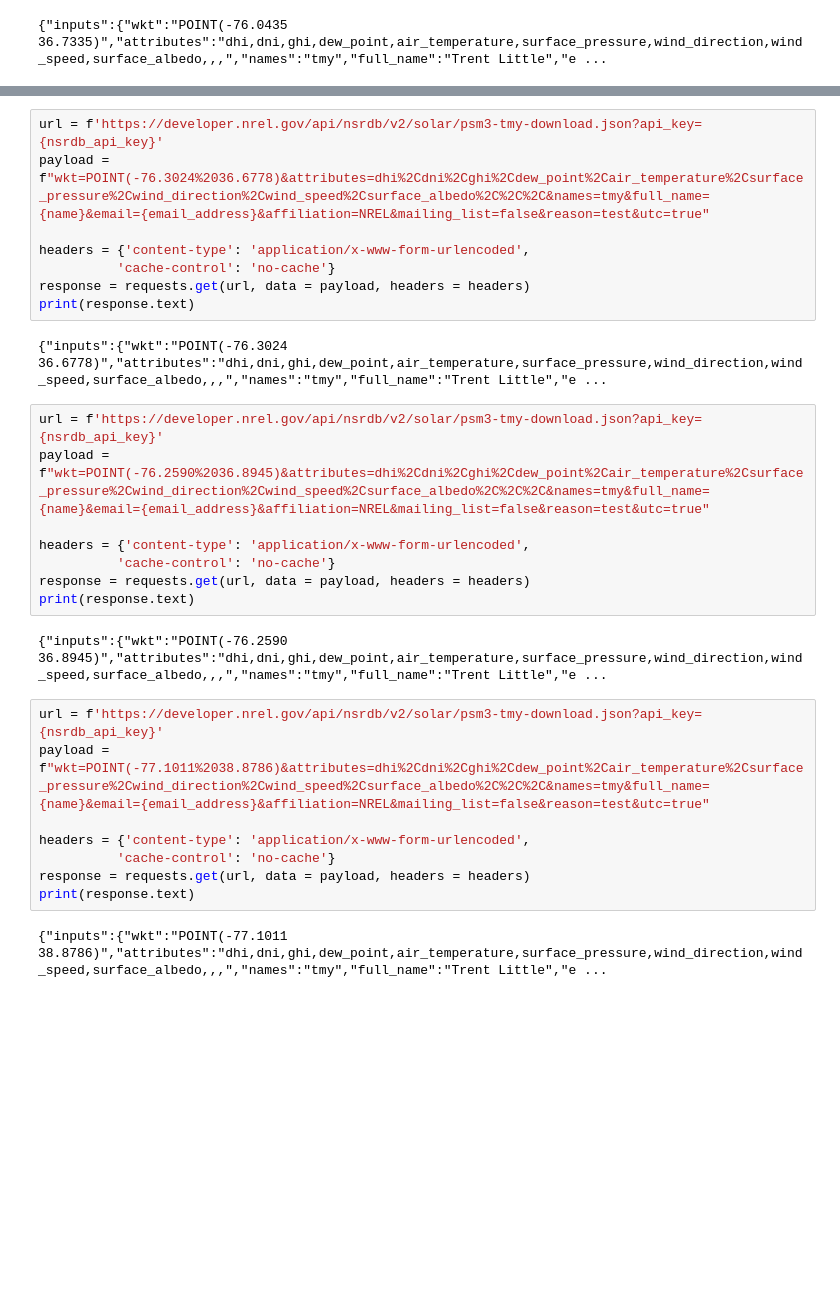
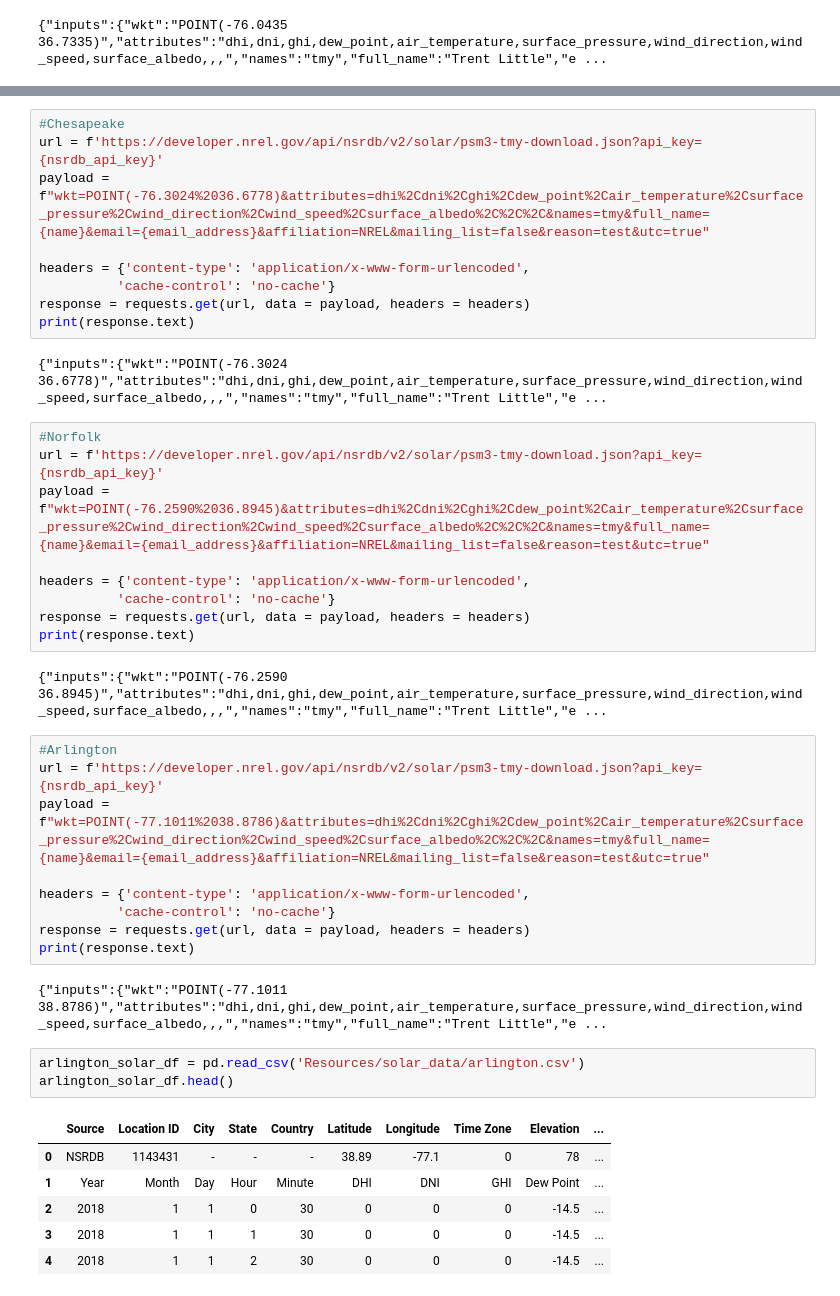
Before and after one commit to TrentELittle/FInalProject, a Jupyter notebook: Untitled.ipynb, the cells around one changed output, grey strips where cells are left out. Cells and saved outputs as stored; diff of their text form; blank space fills up the shorter version.

```diff
--- a/Untitled.ipynb
+++ b/Untitled.ipynb
@@ -64,6 +224,7 @@ print(response.text)
 # %% [output]
 {"inputs":{"wkt":"POINT(-77.4756 37.5295)","attributes":"dhi,dni,ghi,dew_point,air_temperature,surface_pressure,wind_direction,wind_speed,surface_albedo,,,","names":"tmy","full_name":"Trent Little","e ...
 # %%
+#Chesapeake
 url = f'https://developer.nrel.gov/api/nsrdb/v2/solar/psm3-tmy-download.json?api_key={nsrdb_api_key}'
 payload = f"wkt=POINT(-76.3024%2036.6778)&attributes=dhi%2Cdni%2Cghi%2Cdew_point%2Cair_temperature%2Csurface_pressure%2Cwind_direction%2Cwind_speed%2Csurface_albedo%2C%2C%2C&names=tmy&full_name={name}&email={email_address}&affiliation=NREL&mailing_list=false&reason=test&utc=true"
 
@@ -74,6 +235,7 @@ print(response.text)
 # %% [output]
 {"inputs":{"wkt":"POINT(-76.3024 36.6778)","attributes":"dhi,dni,ghi,dew_point,air_temperature,surface_pressure,wind_direction,wind_speed,surface_albedo,,,","names":"tmy","full_name":"Trent Little","e ...
 # %%
+#Norfolk
 url = f'https://developer.nrel.gov/api/nsrdb/v2/solar/psm3-tmy-download.json?api_key={nsrdb_api_key}'
 payload = f"wkt=POINT(-76.2590%2036.8945)&attributes=dhi%2Cdni%2Cghi%2Cdew_point%2Cair_temperature%2Csurface_pressure%2Cwind_direction%2Cwind_speed%2Csurface_albedo%2C%2C%2C&names=tmy&full_name={name}&email={email_address}&affiliation=NREL&mailing_list=false&reason=test&utc=true"
 
@@ -84,6 +246,7 @@ print(response.text)
 # %% [output]
 {"inputs":{"wkt":"POINT(-76.2590 36.8945)","attributes":"dhi,dni,ghi,dew_point,air_temperature,surface_pressure,wind_direction,wind_speed,surface_albedo,,,","names":"tmy","full_name":"Trent Little","e ...
 # %%
+#Arlington
 url = f'https://developer.nrel.gov/api/nsrdb/v2/solar/psm3-tmy-download.json?api_key={nsrdb_api_key}'
 payload = f"wkt=POINT(-77.1011%2038.8786)&attributes=dhi%2Cdni%2Cghi%2Cdew_point%2Cair_temperature%2Csurface_pressure%2Cwind_direction%2Cwind_speed%2Csurface_albedo%2C%2C%2C&names=tmy&full_name={name}&email={email_address}&affiliation=NREL&mailing_list=false&reason=test&utc=true"
 
@@ -93,3 +256,13 @@ response = requests.get(url, data = payload, headers = headers)
 print(response.text)
 # %% [output]
 {"inputs":{"wkt":"POINT(-77.1011 38.8786)","attributes":"dhi,dni,ghi,dew_point,air_temperature,surface_pressure,wind_direction,wind_speed,surface_albedo,,,","names":"tmy","full_name":"Trent Little","e ...
+# %%
+arlington_solar_df = pd.read_csv('Resources/solar_data/arlington.csv')
+arlington_solar_df.head()
+# %% [output]
+|  | Source | Location ID | City | State | Country | Latitude | Longitude | Time Zone | Elevation | ... |
+| 0 | NSRDB | 1143431 | - | - | - | 38.89 | -77.1 | 0 | 78 | ... |
+| 1 | Year | Month | Day | Hour | Minute | DHI | DNI | GHI | Dew Point | ... |
+| 2 | 2018 | 1 | 1 | 0 | 30 | 0 | 0 | 0 | -14.5 | ... |
+| 3 | 2018 | 1 | 1 | 1 | 30 | 0 | 0 | 0 | -14.5 | ... |
+| 4 | 2018 | 1 | 1 | 2 | 30 | 0 | 0 | 0 | -14.5 | ... |
```
Also changed, not shown: parts of 6 cells of this notebook.
